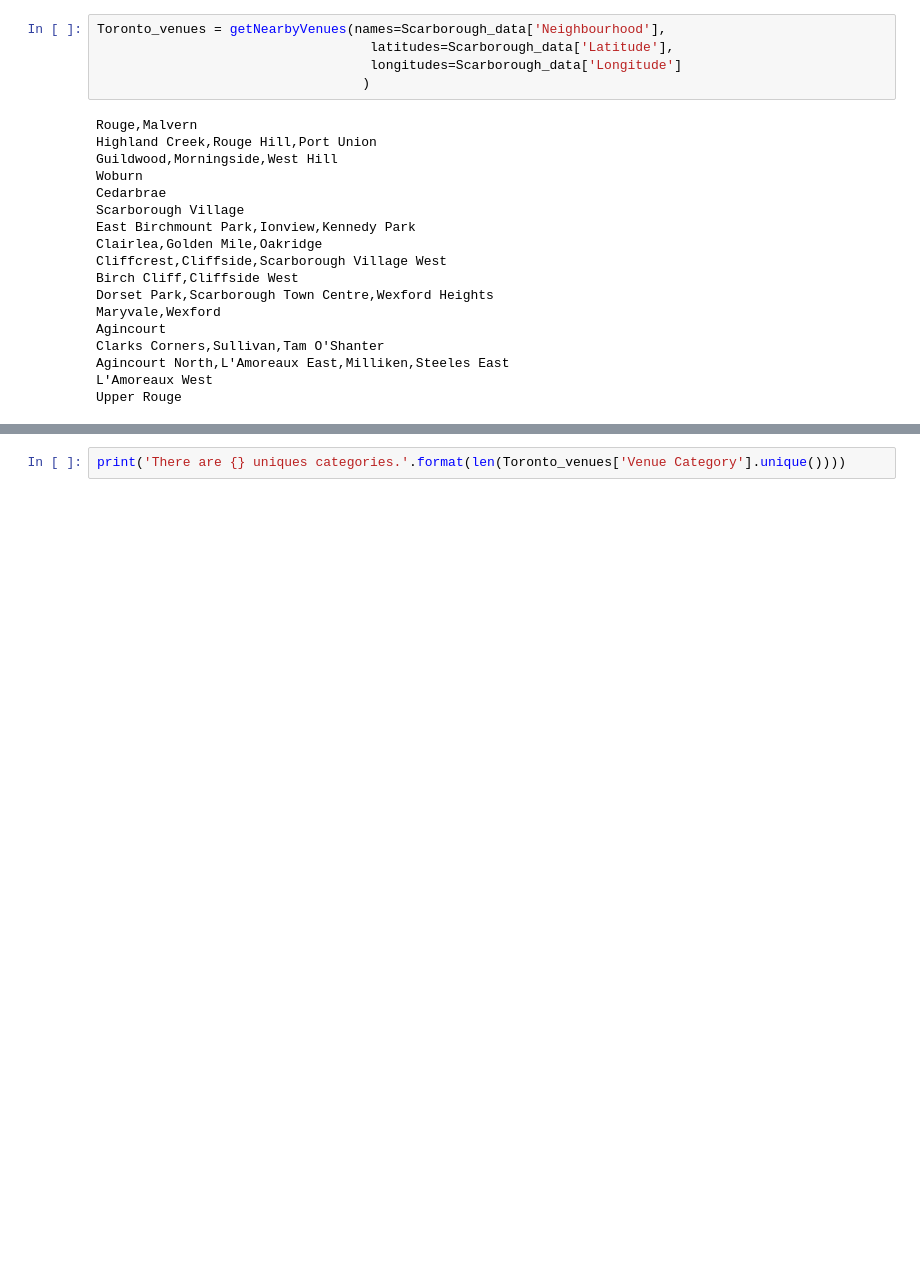
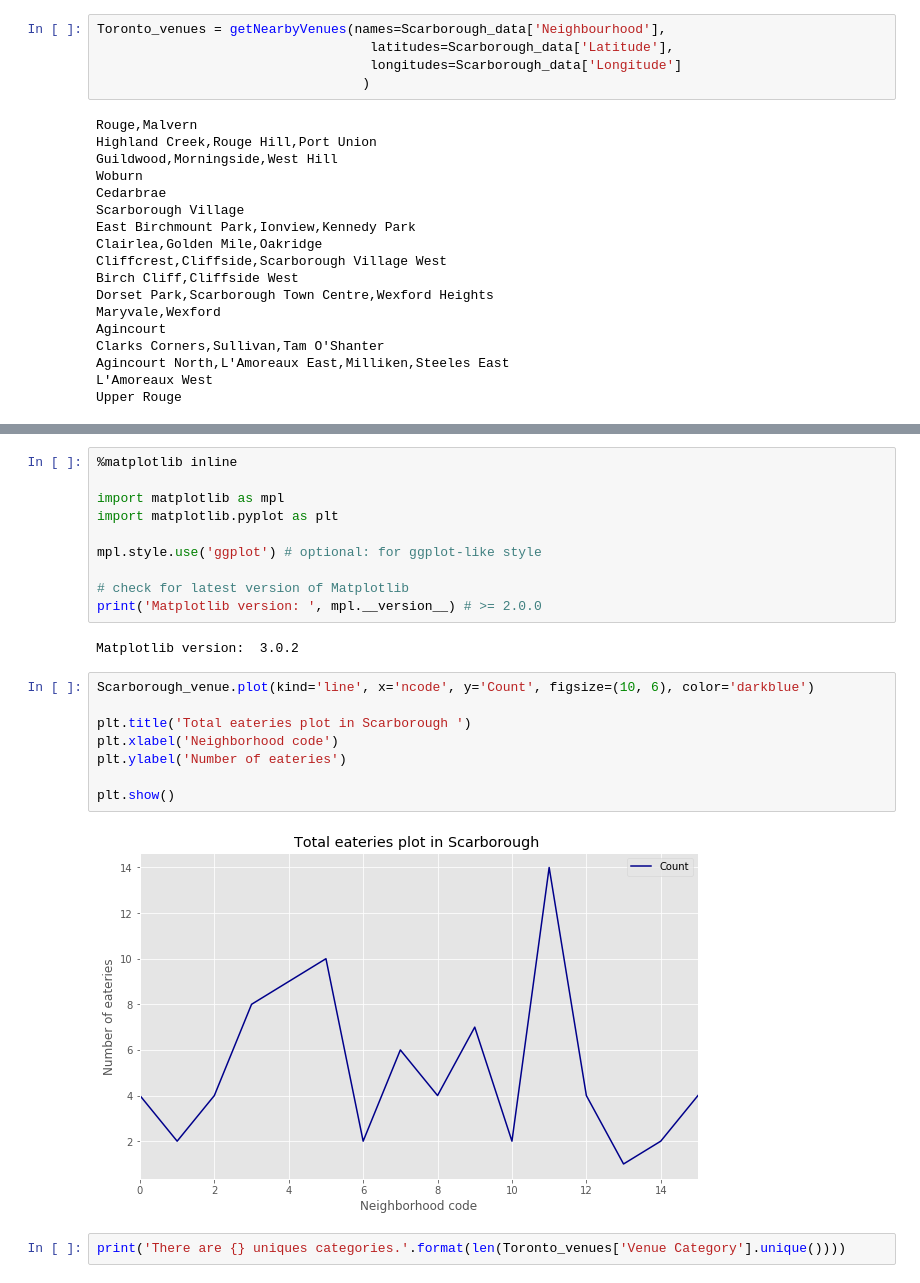
Before and after one commit to Vidya-Sankar/Capstone-Project, a Jupyter notebook: Toronto Assignment_Capstone.ipynb, the cells around one changed output, grey strips where cells are left out. Saved outputs shown, nothing was run; the diff lists cells and outputs as text; blank space fills up the shorter version.

```diff
--- a/Toronto Assignment_Capstone.ipynb
+++ b/Toronto Assignment_Capstone.ipynb
@@ -517,3 +533,25 @@ Toronto_venues.groupby('Neighborhood').count()
+# %%
+%matplotlib inline
+
+import matplotlib as mpl
+import matplotlib.pyplot as plt
+
+mpl.style.use('ggplot') # optional: for ggplot-like style
+
+# check for latest version of Matplotlib
+print('Matplotlib version: ', mpl.__version__) # >= 2.0.0
+# %% [output]
+Matplotlib version:  3.0.2
+# %%
+Scarborough_venue.plot(kind='line', x='ncode', y='Count', figsize=(10, 6), color='darkblue')
+
+plt.title('Total eateries plot in Scarborough ')
+plt.xlabel('Neighborhood code')
+plt.ylabel('Number of eateries')
+
+plt.show()
+# %% [output]
+[figure, added]
 # %%
 print('There are {} uniques categories.'.format(len(Toronto_venues['Venue Category'].unique())))
 # %% [output]
```
Also changed, not shown: parts of 134 cells of this notebook.
